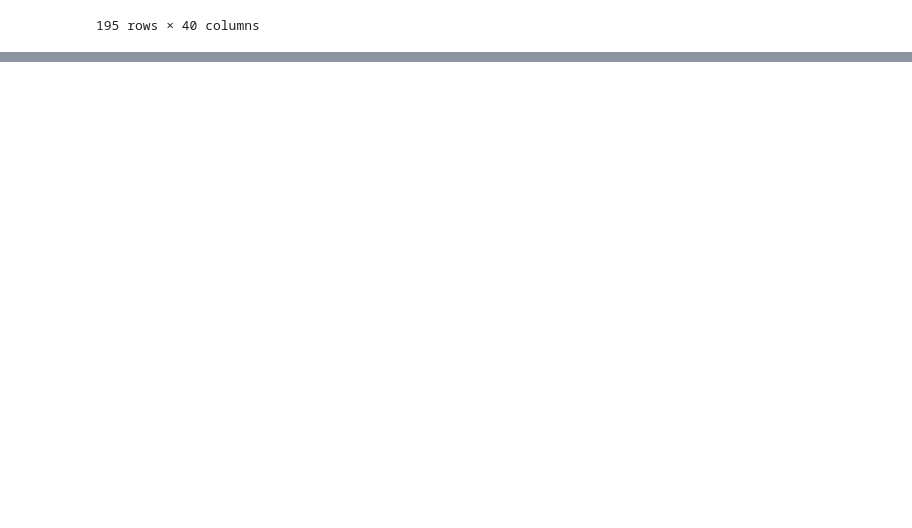
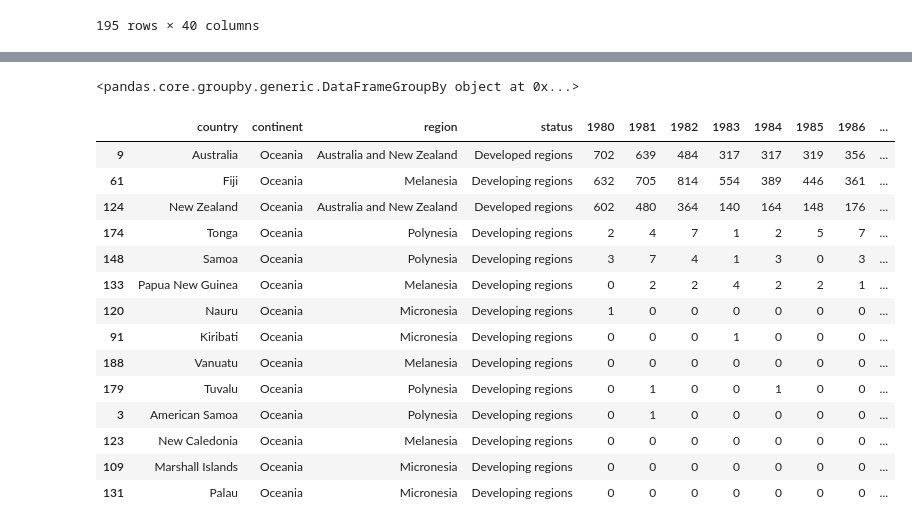
Before and after one commit to harshRaj1601/Python-Data-Science, a Jupyter notebook: pandas.ipynb, the cells around one changed output, grey strips where cells are left out. Drawn from its saved outputs; the diff is of its cells as text; code cells hidden in the pictures; blank space fills up the shorter version.

```diff
--- a/pandas.ipynb
+++ b/pandas.ipynb
@@ -329,0 +187,22 @@ df
+# %%
+df.groupby(by="continent")
+# %% [output]
+<pandas.core.groupby.generic.DataFrameGroupBy object at 0x...>
+# %%
+df.groupby(by="continent").get_group("Oceania")
+# %% [output]
+|  | country | continent | region | status | 1980 | 1981 | 1982 | 1983 | 1984 | 1985 | 1986 | ... |
+| 9 | Australia | Oceania | Australia and New Zealand | Developed regions | 702 | 639 | 484 | 317 | 317 | 319 | 356 | ... |
+| 61 | Fiji | Oceania | Melanesia | Developing regions | 632 | 705 | 814 | 554 | 389 | 446 | 361 | ... |
+| 124 | New Zealand | Oceania | Australia and New Zealand | Developed regions | 602 | 480 | 364 | 140 | 164 | 148 | 176 | ... |
+| 174 | Tonga | Oceania | Polynesia | Developing regions | 2 | 4 | 7 | 1 | 2 | 5 | 7 | ... |
+| 148 | Samoa | Oceania | Polynesia | Developing regions | 3 | 7 | 4 | 1 | 3 | 0 | 3 | ... |
+| 133 | Papua New Guinea | Oceania | Melanesia | Developing regions | 0 | 2 | 2 | 4 | 2 | 2 | 1 | ... |
+| 120 | Nauru | Oceania | Micronesia | Developing regions | 1 | 0 | 0 | 0 | 0 | 0 | 0 | ... |
+| 91 | Kiribati | Oceania | Micronesia | Developing regions | 0 | 0 | 0 | 1 | 0 | 0 | 0 | ... |
+| 188 | Vanuatu | Oceania | Melanesia | Developing regions | 0 | 0 | 0 | 0 | 0 | 0 | 0 | ... |
+| 179 | Tuvalu | Oceania | Polynesia | Developing regions | 0 | 1 | 0 | 0 | 1 | 0 | 0 | ... |
+| 3 | American Samoa | Oceania | Polynesia | Developing regions | 0 | 1 | 0 | 0 | 0 | 0 | 0 | ... |
+| 123 | New Caledonia | Oceania | Melanesia | Developing regions | 0 | 0 | 0 | 0 | 0 | 0 | 0 | ... |
+| 109 | Marshall Islands | Oceania | Micronesia | Developing regions | 0 | 0 | 0 | 0 | 0 | 0 | 0 | ... |
+| 131 | Palau | Oceania | Micronesia | Developing regions | 0 | 0 | 0 | 0 | 0 | 0 | 0 | ... |
```
Also changed, not shown: parts of 28 cells of this notebook, 3 other files.
